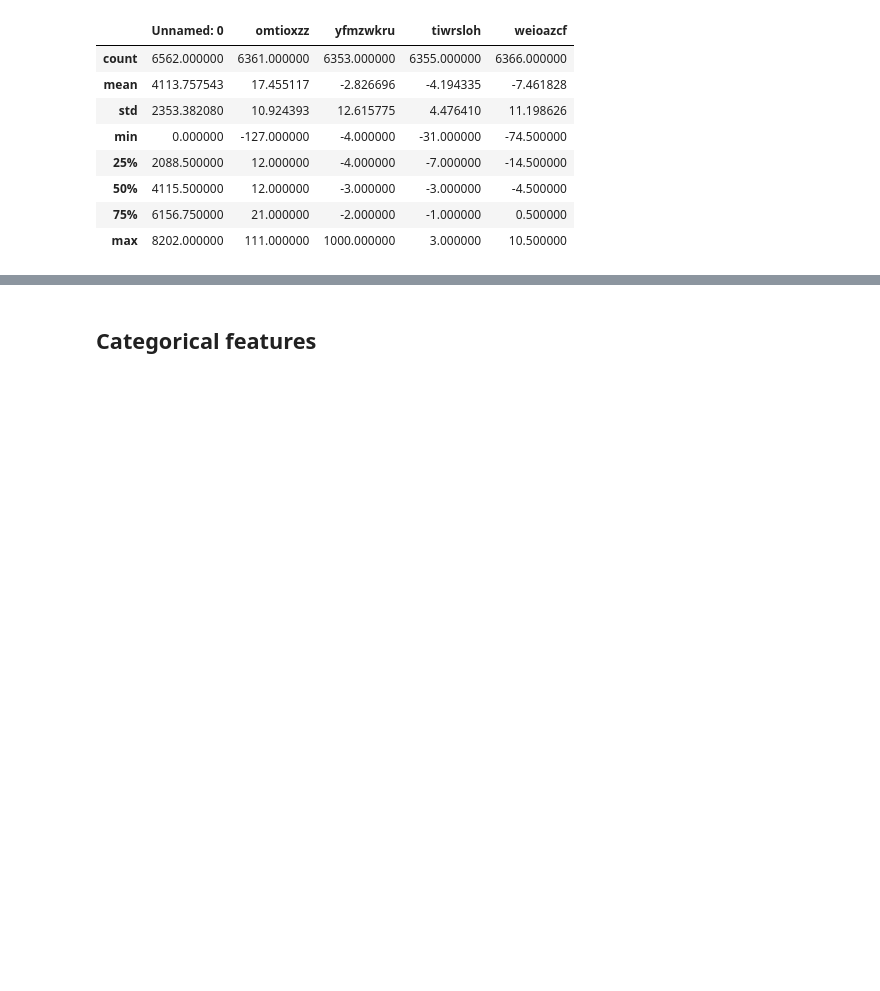
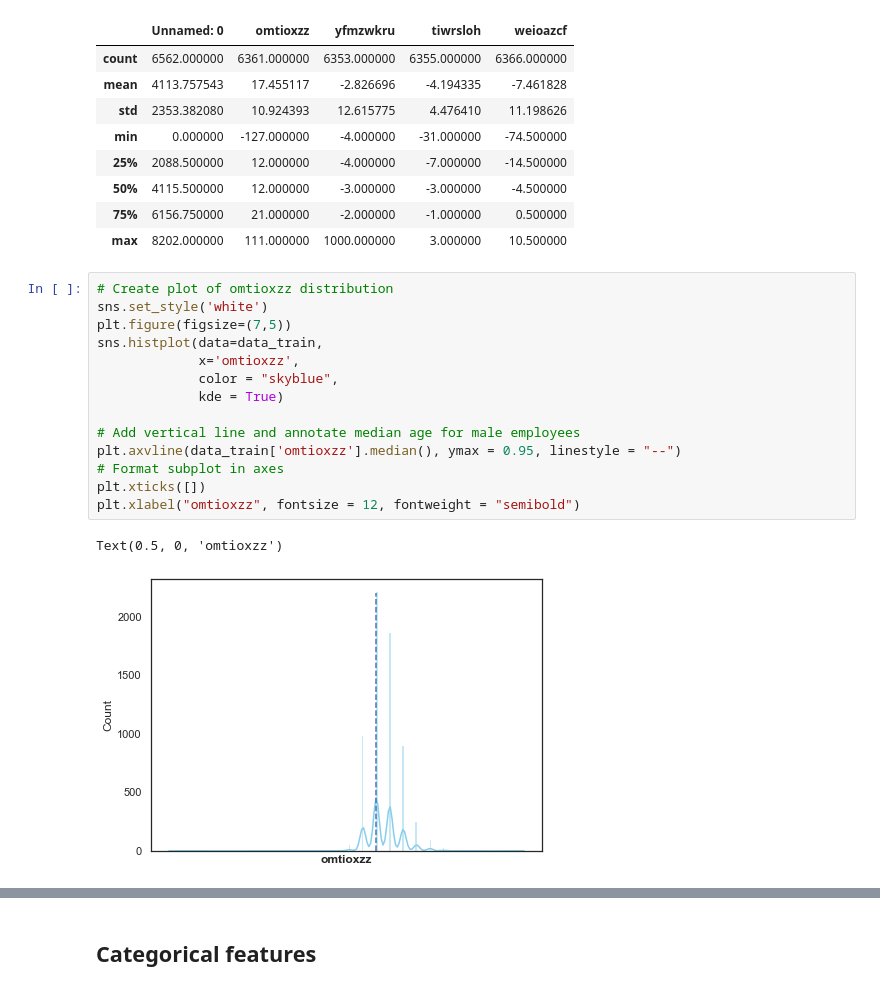
Before and after one commit to isabelpuche/DD_Pover-T_Tests, a Jupyter notebook: notebooks/Solutions_Pover-T_Tests.ipynb, the cells around one changed output, grey strips where cells are left out. Drawn from its saved outputs; the diff is of its cells as text; blank space fills up the shorter version.

```diff
--- a/notebooks/Solutions_Pover-T_Tests.ipynb
+++ b/notebooks/Solutions_Pover-T_Tests.ipynb
@@ -181,3 +214,20 @@ data_train.describe()
 | 50% | 4115.500000 | 12.000000 | -3.000000 | -3.000000 | -4.500000 |
 | 75% | 6156.750000 | 21.000000 | -2.000000 | -1.000000 | 0.500000 |
 | max | 8202.000000 | 111.000000 | 1000.000000 | 3.000000 | 10.500000 |
+# %%
+# Create plot of omtioxzz distribution
+sns.set_style('white')
+plt.figure(figsize=(7,5))
+sns.histplot(data=data_train,
+             x='omtioxzz',
+             color = "skyblue",
+             kde = True)
+
+# Add vertical line and annotate median age for male employees
+plt.axvline(data_train['omtioxzz'].median(), ymax = 0.95, linestyle = "--")
+# Format subplot in axes
+plt.xticks([])
+plt.xlabel("omtioxzz", fontsize = 12, fontweight = "semibold")
+# %% [output]
+Text(0.5, 0, 'omtioxzz')
+[figure, added]
```
Also changed, not shown: parts of 43 cells of this notebook, 6 other files.
